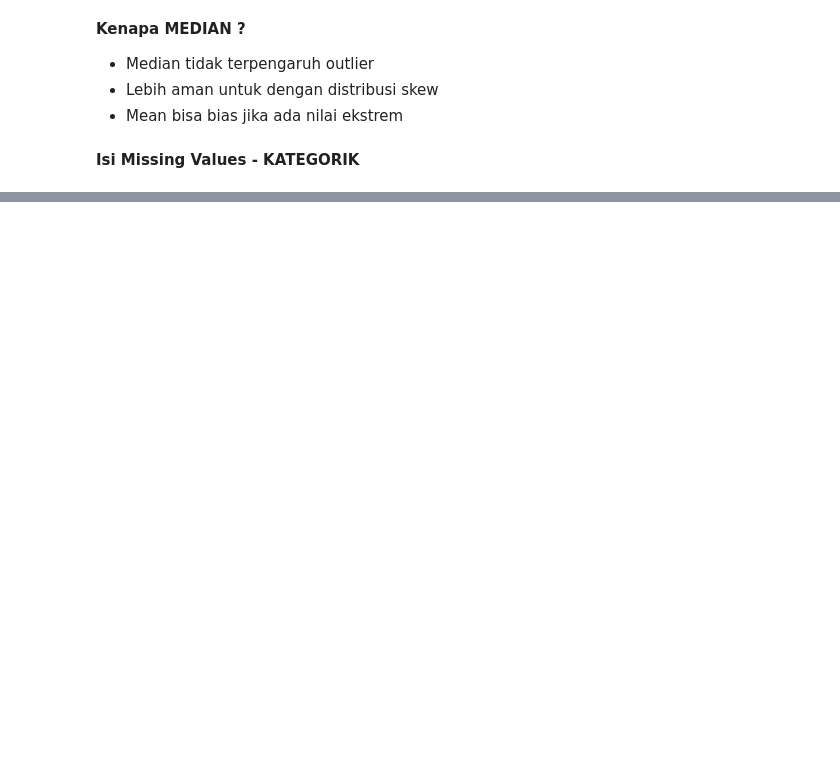
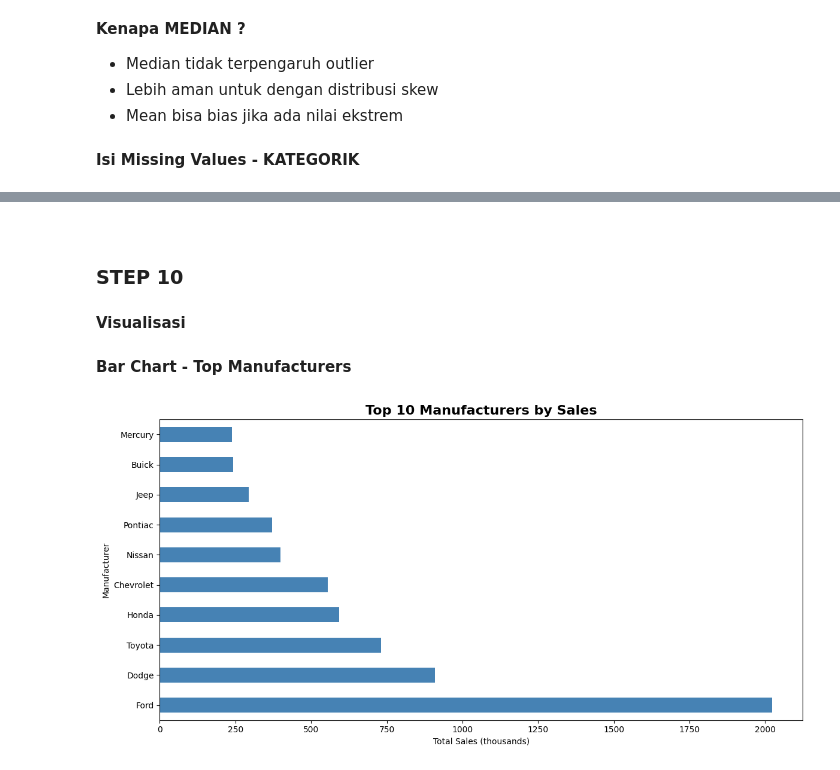
Before and after one commit to djohan-coder/Data-Car_sales, a Jupyter notebook: Car_sales data.ipynb, the cells around one changed output, grey strips where cells are left out. Saved outputs shown, nothing was run; the diff lists cells and outputs as text; code cells hidden in the pictures; blank space fills up the shorter version.

```diff
--- a/Car_sales data.ipynb
+++ b/Car_sales data.ipynb
@@ -350,0 +741,16 @@ for col in categorical_cols:
+# %%
+# Extract tahun dan bulan dari datetime
+df_clean['Launch_Year'] = df_clean['Latest_Launch'].dt.year
+df_clean['Launch_Month'] = df_clean['Latest_Launch'].dt.month
+df_clean['Launch_Quarter'] = df_clean['Latest_Launch'].dt.quarter
+
+# Buat kategori harga
+def categorize_price(price):
+    if price <= 15:
+      return 'Budget'
+    elif price < 30:
+      return 'Mid-Range'
+    else:
+      return 'Premium'
+
+df_clean['Price_Category'] = df_clean['Price_in_thousands'].apply(categorize_price)
@@ -350,0 +841,5 @@ for col in categorical_cols:
+# %%
+# Membagi ke dalam bins
+bins = [0, 15, 30, 50, 100]
+labels = ['Very Low', 'Low', 'Medium', 'High']
+df_clean['Price_Range'] = pd.cut(df_clean['Price_in_thousands'], bins = bins, labels=labels)
@@ -350,0 +1033,20 @@ for col in categorical_cols:
+# %% [markdown]
+>
+# %% [markdown]
+### **STEP 10**
+# %% [markdown]
+**Visualisasi**
+# %% [markdown]
+**Bar Chart - Top Manufacturers**
+# %%
+top_10 = df_clean.groupby('Manufacturer')['Sales_in_thousands'].sum().nlargest(10)
+
+plt.figure(figsize=(12, 6))
+top_10.plot(kind='barh', color='steelblue')
+plt.title('Top 10 Manufacturers by Sales', fontsize=16, fontweight='bold')
+plt.xlabel('Total Sales (thousands)')
+plt.ylabel('Manufacturer')
+plt.tight_layout()
+plt.show()
+# %% [output]
+[figure, added]
```
Also changed, not shown: parts of 90 cells of this notebook.
